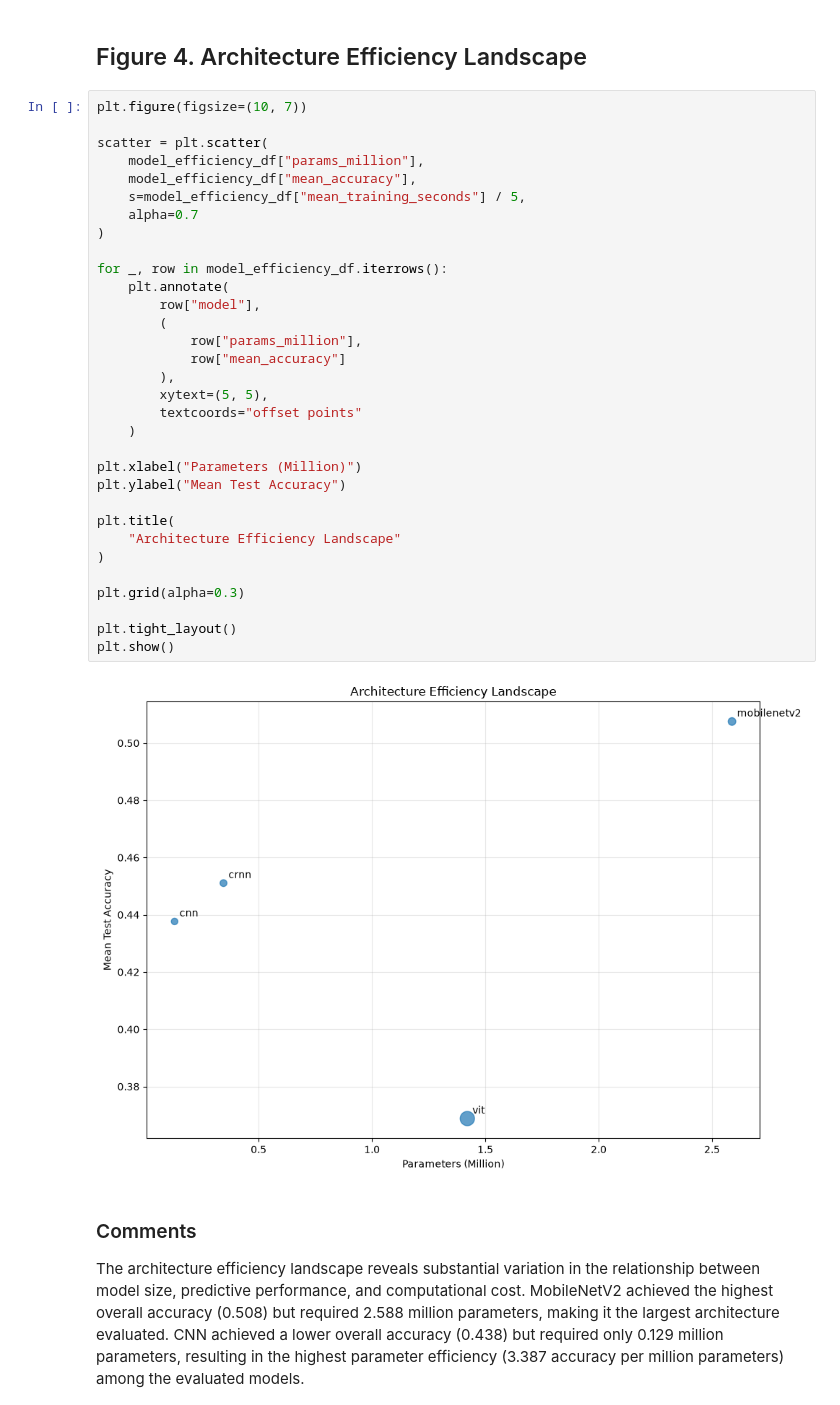
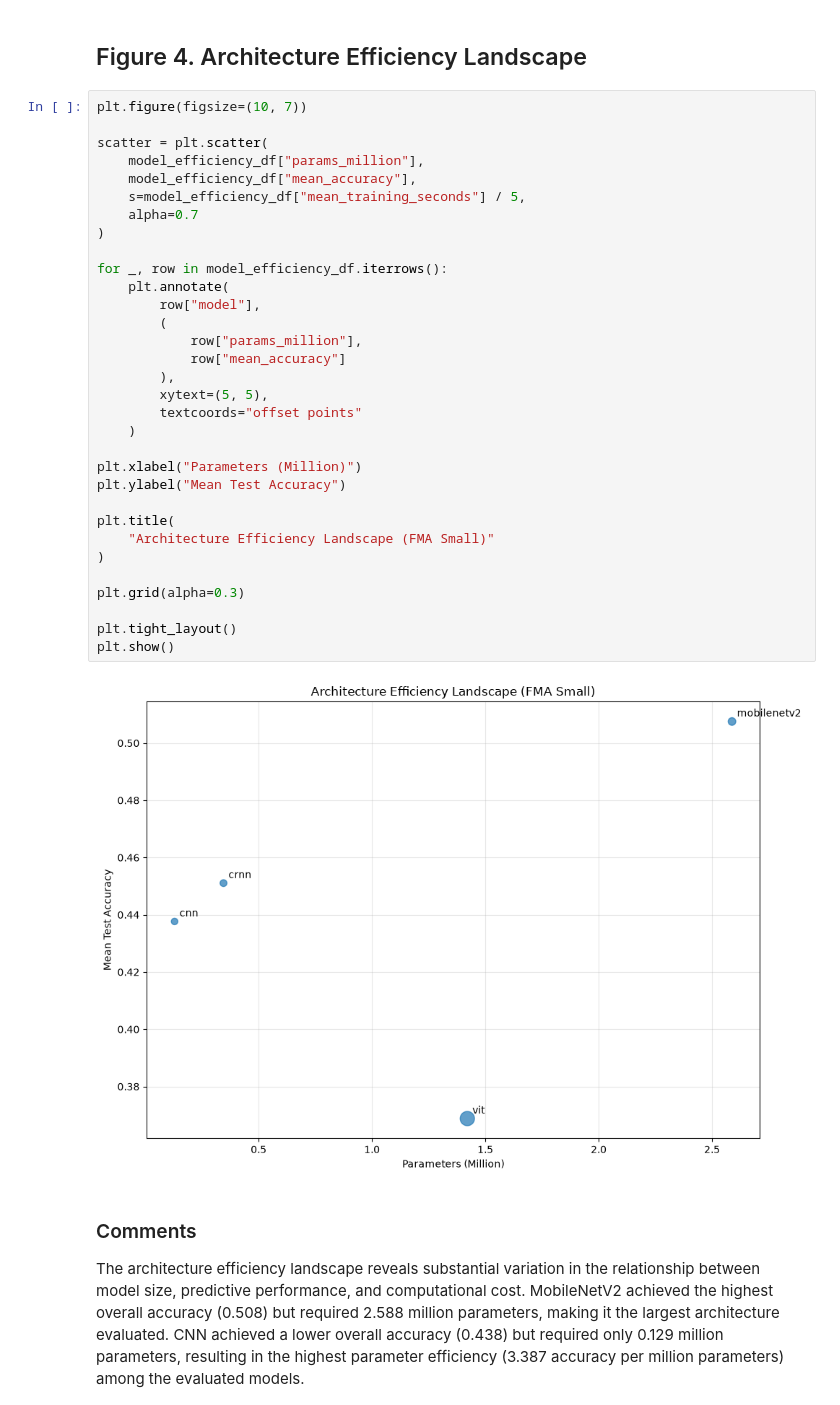
Before and after one commit to d-bruning/deep-learning-audio-classification, a Jupyter notebook: fma_analysis.ipynb, the cells around one changed output. Saved outputs shown, nothing was run; the diff lists cells and outputs as text.

```diff
--- a/fma_analysis.ipynb
+++ b/fma_analysis.ipynb
@@ -1409,35 +1409,35 @@ plt.figure(figsize=(10, 7))
 
 scatter = plt.scatter(
     model_efficiency_df["params_million"],
     model_efficiency_df["mean_accuracy"],
     s=model_efficiency_df["mean_training_seconds"] / 5,
     alpha=0.7
 )
 
 for _, row in model_efficiency_df.iterrows():
     plt.annotate(
         row["model"],
         (
             row["params_million"],
             row["mean_accuracy"]
         ),
         xytext=(5, 5),
         textcoords="offset points"
     )
 
 plt.xlabel("Parameters (Million)")
 plt.ylabel("Mean Test Accuracy")
 
 plt.title(
-    "Architecture Efficiency Landscape"
+    "Architecture Efficiency Landscape (FMA Small)"
 )
 
 plt.grid(alpha=0.3)
 
 plt.tight_layout()
 plt.show()
 # %% [output]
-[figure, old version]
+[figure, new version]
 # %% [markdown]
 ### Comments
 The architecture efficiency landscape reveals substantial variation in the relationship between model size, predictive performance, and computational cost. MobileNetV2 achieved the highest overall accuracy (0.508) but required 2.588 million parameters, making it the largest architecture evaluated. CNN achieved a lower overall accuracy (0.438) but required only 0.129 million parameters, resulting in the highest parameter efficiency (3.387 accuracy per million parameters) among the evaluated models.
```
Also changed, not shown: parts of 9 cells of this notebook, 2 other files.
